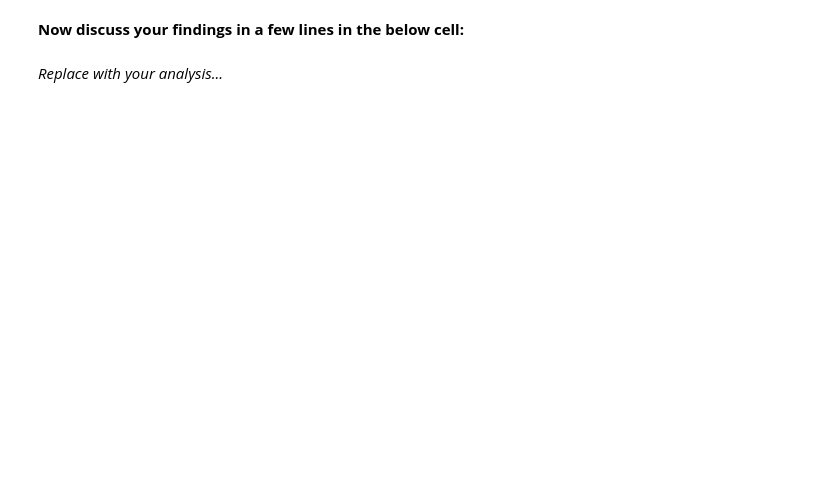
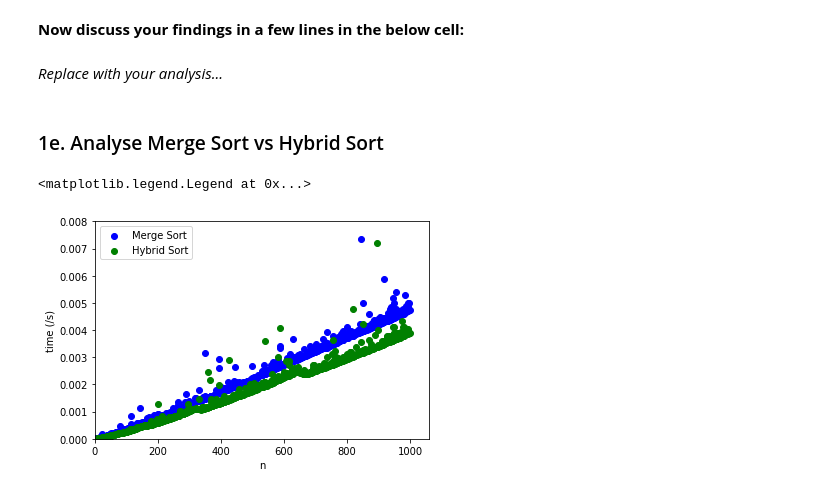
Before and after one commit to emalgorithm/Algorithm_Notebooks, a Jupyter notebook: CW1-1 Sorting.ipynb, the cells around one changed output. Saved outputs shown, nothing was run; the diff lists cells and outputs as text; code cells hidden in the pictures; blank space fills up the shorter version.

```diff
--- a/CW1-1 Sorting.ipynb
+++ b/CW1-1 Sorting.ipynb
@@ -221,3 +279,27 @@ plt.ylim(0)
 **Now discuss your findings in a few lines in the below cell:**
 # %% [markdown]
 *Replace with your analysis...*
+# %% [markdown]
+### 1e. Analyse Merge Sort vs Hybrid Sort
+# %%
+lists = [rand_list(max_len=1000) for _ in range(1000)]
+
+merge_sort_times = [time_f(lambda: merge_sort(x)) for x in lists]
+hybrid_sort_times = [time_f(lambda: hybrid_sort(x)) for x in lists]
+list_sizes = [len(x) for x in lists]
+# %%
+%matplotlib inline
+from matplotlib import pyplot as plt
+
+merge_data = plt.scatter(list_sizes, merge_sort_times, c='blue')
+hybrid_data = plt.scatter(list_sizes, hybrid_sort_times, c='green')
+plt.xlabel('n')
+plt.ylabel('time (/s)')
+plt.xlim(0)
+plt.ylim(0, 0.008)
+
+plt.legend((merge_data, hybrid_data),
+           ('Merge Sort', 'Hybrid Sort'))
+# %% [output]
+<matplotlib.legend.Legend at 0x...>
+[figure, added]
```
Also changed, not shown: parts of 14 cells of this notebook.
